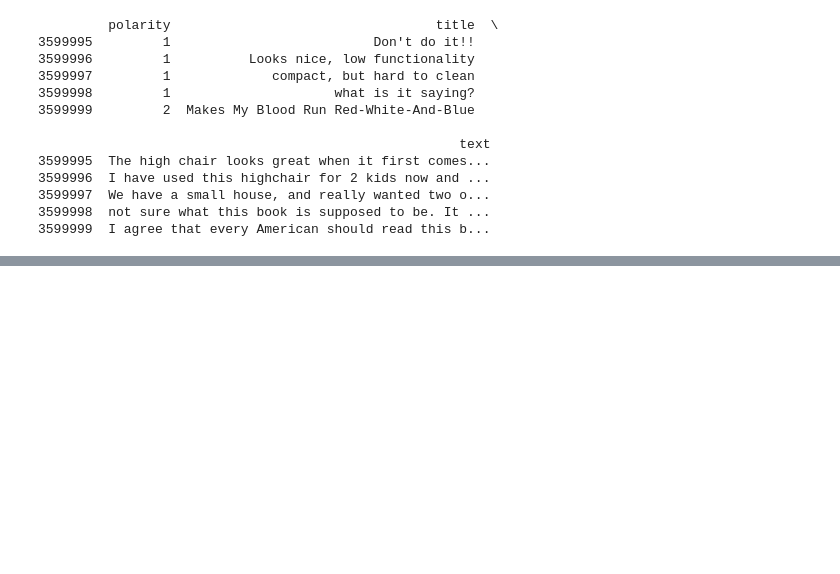
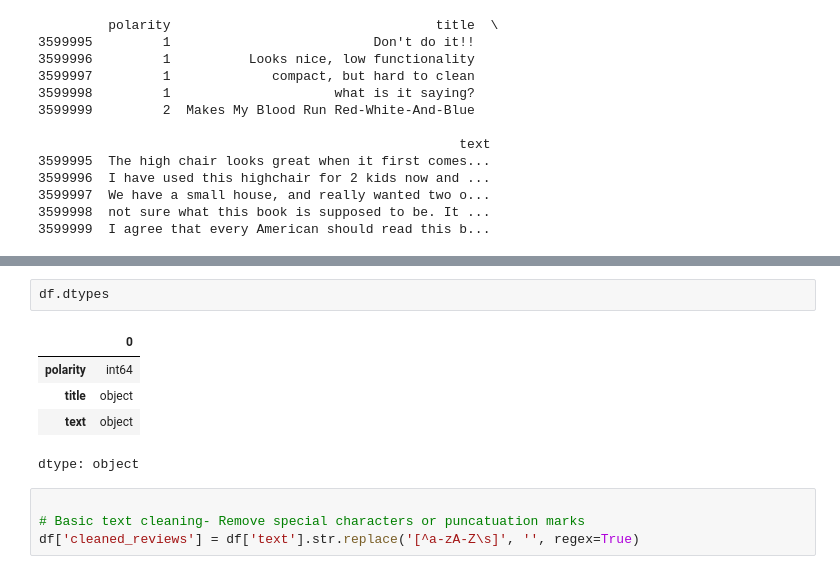
Before and after one commit to sowmyarshetty/NNClass, a Jupyter notebook: amazoncustomerreview.ipynb, the cells around one changed output, grey strips where cells are left out. Drawn from its saved outputs; the diff is of its cells as text; blank space fills up the shorter version.

```diff
--- a/amazoncustomerreview.ipynb
+++ b/amazoncustomerreview.ipynb
@@ -71,0 +96,12 @@ print(df.tail())
+# %%
+df.dtypes
+# %% [output]
+|  | 0 |
+| polarity | int64 |
+| title | object |
+| text | object |
+dtype: object
+# %%
+
+# Basic text cleaning- Remove special characters or puncatuation marks
+df['cleaned_reviews'] = df['text'].str.replace('[^a-zA-Z\s]', '', regex=True)
```
Also changed, not shown: parts of 12 cells of this notebook.
